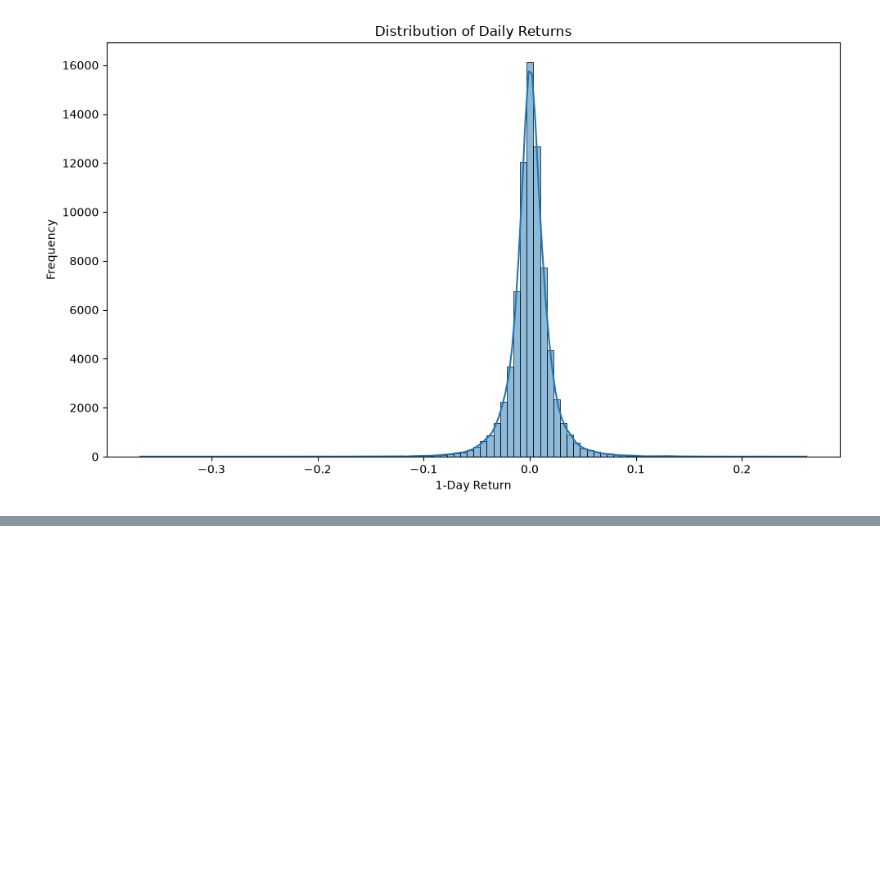
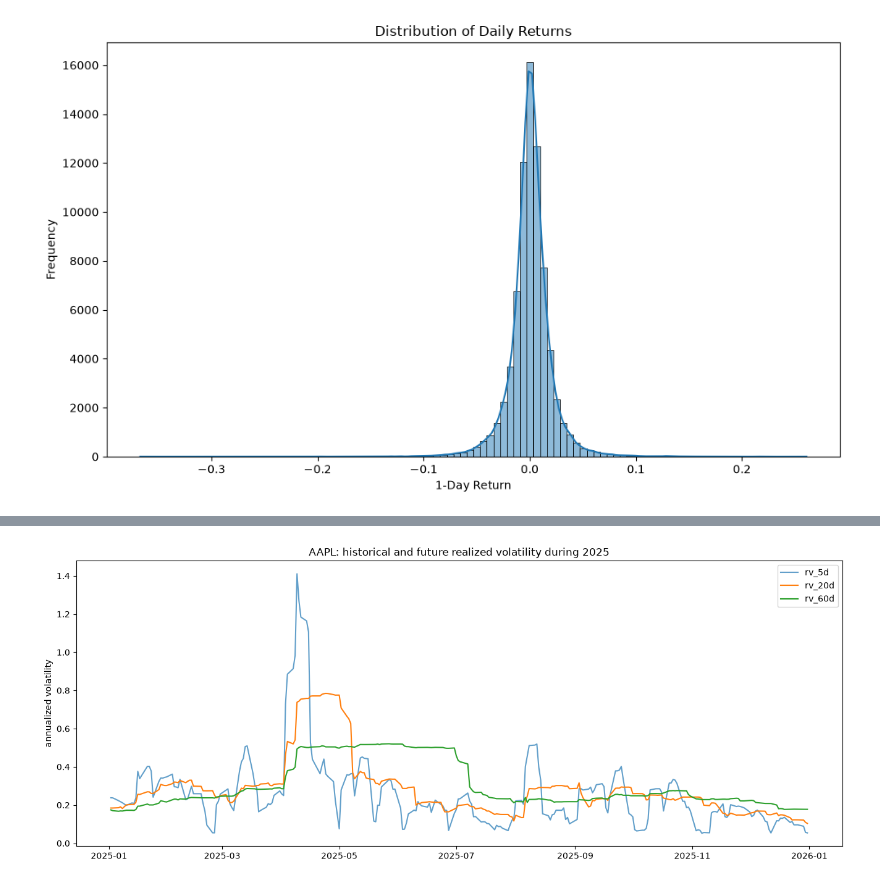
Before and after one commit to alexstoica-1/project-mimir, a Jupyter notebook: notebooks/02_eda_features_final.ipynb, the cells around one changed output, grey strips where cells are left out. Saved outputs shown, nothing was run; the diff lists cells and outputs as text; code cells hidden in the pictures; blank space fills up the shorter version.

```diff
--- a/notebooks/02_eda_features_final.ipynb
+++ b/notebooks/02_eda_features_final.ipynb
@@ -163,0 +231,15 @@ plt.show()
+# %%
+year = 2025
+temp = temp[temp['date'].dt.year == year]
+plt.figure(figsize=(16, 6))
+
+plt.plot(temp["date"], temp["rv_5d"], label="rv_5d", alpha=0.7)
+plt.plot(temp["date"], temp["rv_20d"], label="rv_20d")
+plt.plot(temp["date"], temp["rv_60d"], label="rv_60d")
+
+plt.title(f"{ticker}: historical and future realized volatility during {year}")
+plt.ylabel("annualized volatility")
+plt.legend()
+plt.show()
+# %% [output]
+[figure, added]
```
Also changed, not shown: parts of 8 cells of this notebook, 1 other file.
